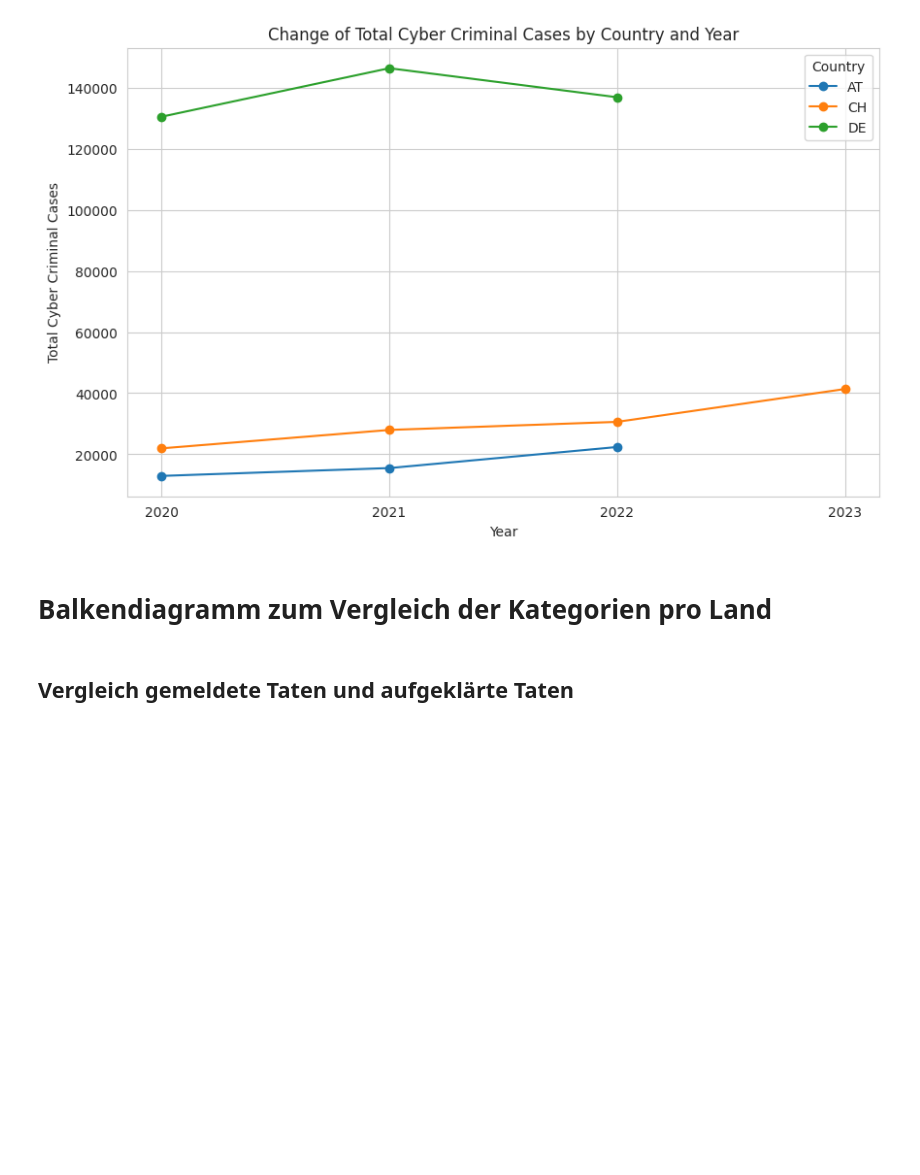
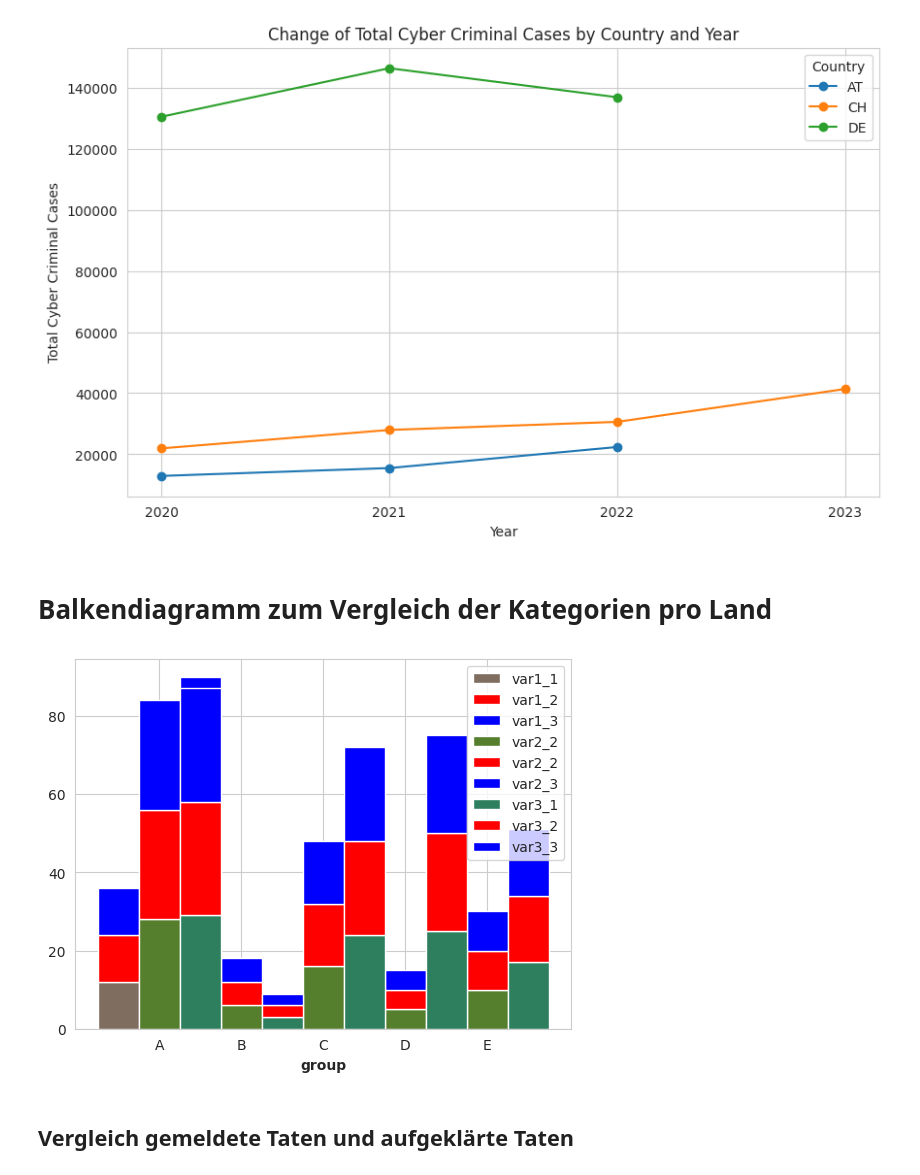
Before and after one commit to skender85/KETE-HS23-WORK, a Jupyter notebook: BINA_LN1_CybercrimeVisualisation.ipynb, the cells around one changed output. Cells and saved outputs as stored; diff of their text form; code cells hidden in the pictures; blank space fills up the shorter version.

```diff
--- a/BINA_LN1_CybercrimeVisualisation.ipynb
+++ b/BINA_LN1_CybercrimeVisualisation.ipynb
@@ -379,6 +318,55 @@ plt.show()
 # Balkendiagramm zum Vergleich der Kategorien pro Land
 # %%
 ## Ich kriegs nicht hin. Vielleicht jemand anderes? Gruss Skender
+# %%
+# set width of bars
+barWidth = 0.5
+
+# set heights of bars
+bars1_1 = [12, 30, 1, 8, 22]
+bars1_2 = [12, 30, 1, 8, 22]
+bars1_3 = [12, 30, 1, 8, 22]
+bars2_1 = [28, 6, 16, 5, 10]
+bars2_2 = [28, 6, 16, 5, 10]
+bars2_3 = [28, 6, 16, 5, 10]
+bars3_1 = [29, 3, 24, 25, 17]
+bars3_2 = [29, 3, 24, 25, 17]
+bars3_3 = [29, 3, 24, 25, 17]
+
+# Heights of bars1_1 + bars1_2
+bars1 = np.add(bars1_1, bars1_2).tolist()
+
+# Heights of bars2_1 + bars2_2
+bars2 = np.add(bars2_1, bars2_2).tolist()
+
+# Heights of bars3_1 + bars3_2
+bars3 = np.add(bars3_1, bars3_2).tolist()
+
+# Set position of bar on X axis
+r1 = np.arange(len(bars1_1))
+r2 = [x + barWidth for x in r1]
+r3 = [x + barWidth for x in r2]
+
+# Make the plot
+plt.bar(r1, bars1_1, color='#7f6d5f', width=barWidth, edgecolor='white', label='var1_1')
+plt.bar(r1, bars1_2, bottom= bars1_1, color='red', width=barWidth, edgecolor='white', label='var1_2')
+plt.bar(r1, bars1_3, bottom= bars1, color='blue', width=barWidth, edgecolor='white', label='var1_3')
+plt.bar(r2, bars2_1, color='#557f2d', width=barWidth, edgecolor='white', label='var2_2')
+plt.bar(r2, bars2_2, bottom= bars2_1, color='red', width=barWidth, edgecolor='white', label='var2_2')
+plt.bar(r2, bars2_3, bottom= bars2, color='blue', width=barWidth, edgecolor='white', label='var2_3')
+plt.bar(r3, bars3_1, color='#2d7f5e', width=barWidth, edgecolor='white', label='var3_1')
+plt.bar(r3, bars3_2, bottom= bars3_1, color='red', width=barWidth, edgecolor='white', label='var3_2')
+plt.bar(r3, bars3_3, bottom= bars3, color='blue', width=barWidth, edgecolor='white', label='var3_3')
+
+# Add xticks on the middle of the group bars
+plt.xlabel('group', fontweight='bold')
+plt.xticks([r + barWidth for r in range(len(bars1))], ['A', 'B', 'C', 'D', 'E'])
+
+# Create legend & Show graphic
+plt.legend()
+plt.show()
+# %% [output]
+[figure, added]
 # %% [markdown]
 ## Vergleich gemeldete Taten und aufgeklärte Taten
 # %%
```
Also changed, not shown: parts of 13 cells of this notebook.
